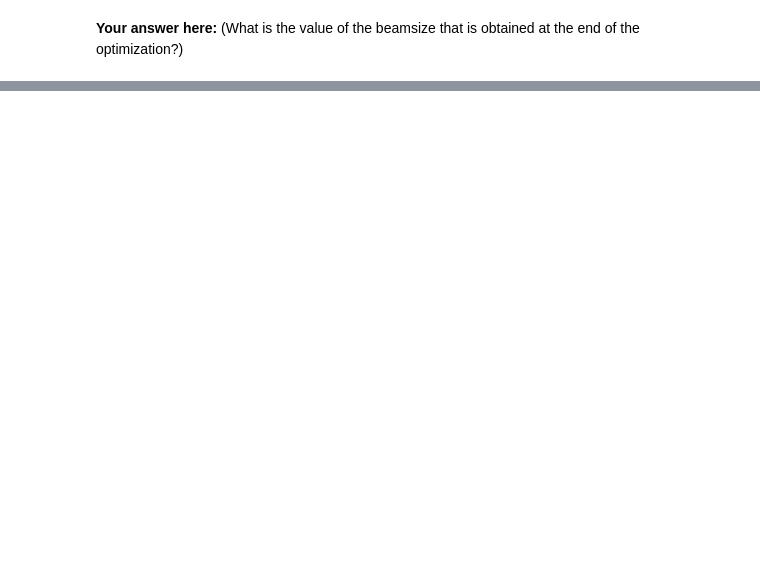
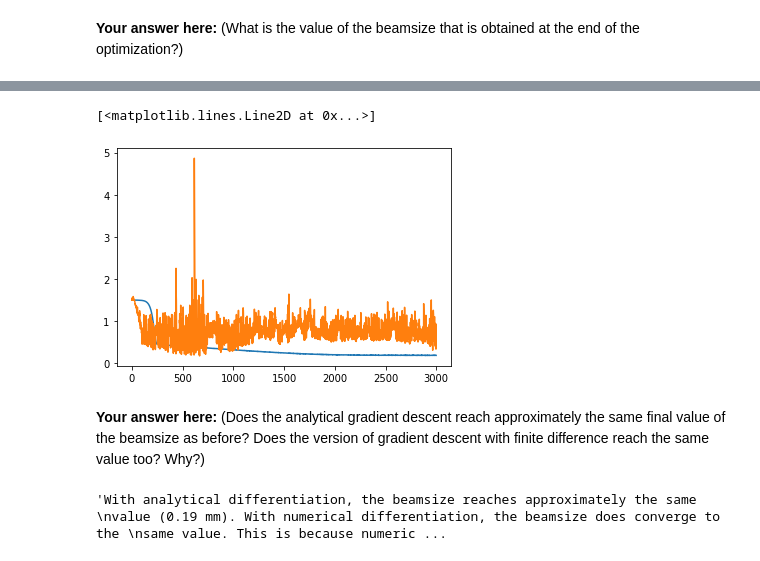
Before and after one commit to uspas/2020_optimization_and_ml, a Jupyter notebook: lab_solutions/lab_01/lab_01.ipynb, the cells around one changed output, grey strips where cells are left out. Saved outputs shown, nothing was run; the diff lists cells and outputs as text; code cells hidden in the pictures; blank space fills up the shorter version.

```diff
--- a/lab_solutions/lab_01/lab_01.ipynb
+++ b/lab_solutions/lab_01/lab_01.ipynb
@@ -450,0 +517,3 @@ plt.plot(history_f )
+# %%
+def beamsize_with_noise(K):
+    return beamsize(K, noise=2.e-5)
@@ -450,0 +532,28 @@ plt.plot(history_f )
+# %%
+# Your code here
+
+# START SOLUTION
+K = torch.tensor([1.0, -1.0, 0.5], requires_grad = True)
+history_X1, history_f1 = gradient_descent( K, beamsize_with_noise, 1.e2, n_iterations=3000 )
+
+K = torch.tensor([1.0, -1.0, 0.5])
+history_X2, history_f2 = gradient_descent_nd( K, beamsize_with_noise, 1.e2, n_iterations=3000 )
+
+plt.plot( history_f1)
+plt.plot( history_f2)
+# END SOLUTION
+# %% [output]
+[<matplotlib.lines.Line2D at 0x...>]
+[figure, added]
+# %% [markdown]
+**Your answer here:** (Does the analytical gradient descent reach approximately the same final value of the beamsize as before? Does the version of gradient descent with finite difference reach the same value too? Why?)
+# %%
+# START SOLUTION
+"""With analytical differentiation, the beamsize reaches approximately the same
+value (0.19 mm). With numerical differentiation, the beamsize does converge to the
+same value. This is because numerical differentiation amplifies the noise when
+calculating the gradient (see the lecture slides) ; the gradient calculation is
+inaccurate and therefore gradient descent does not converge."""
+# END SOLUTION
+# %% [output]
+'With analytical differentiation, the beamsize reaches approximately the same \nvalue (0.19 mm). With numerical differentiation, the beamsize does converge to the \nsame value. This is because numeric ...
```
Also changed, not shown: parts of 14 cells of this notebook.
